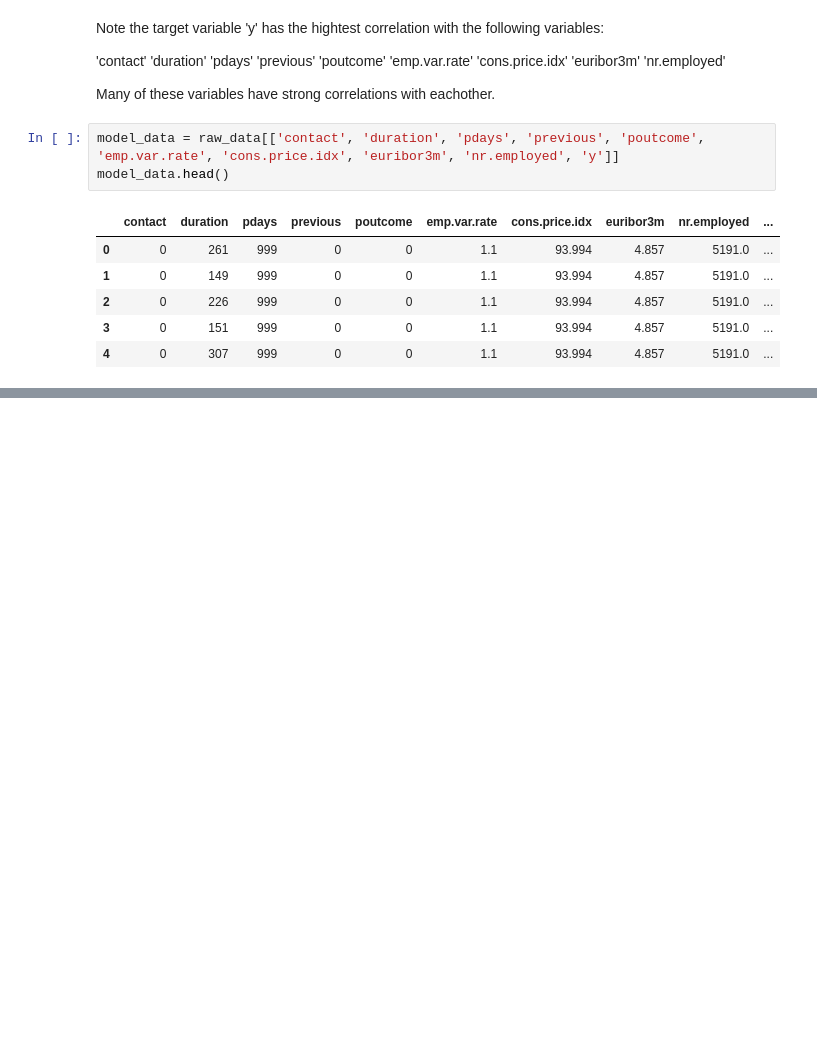
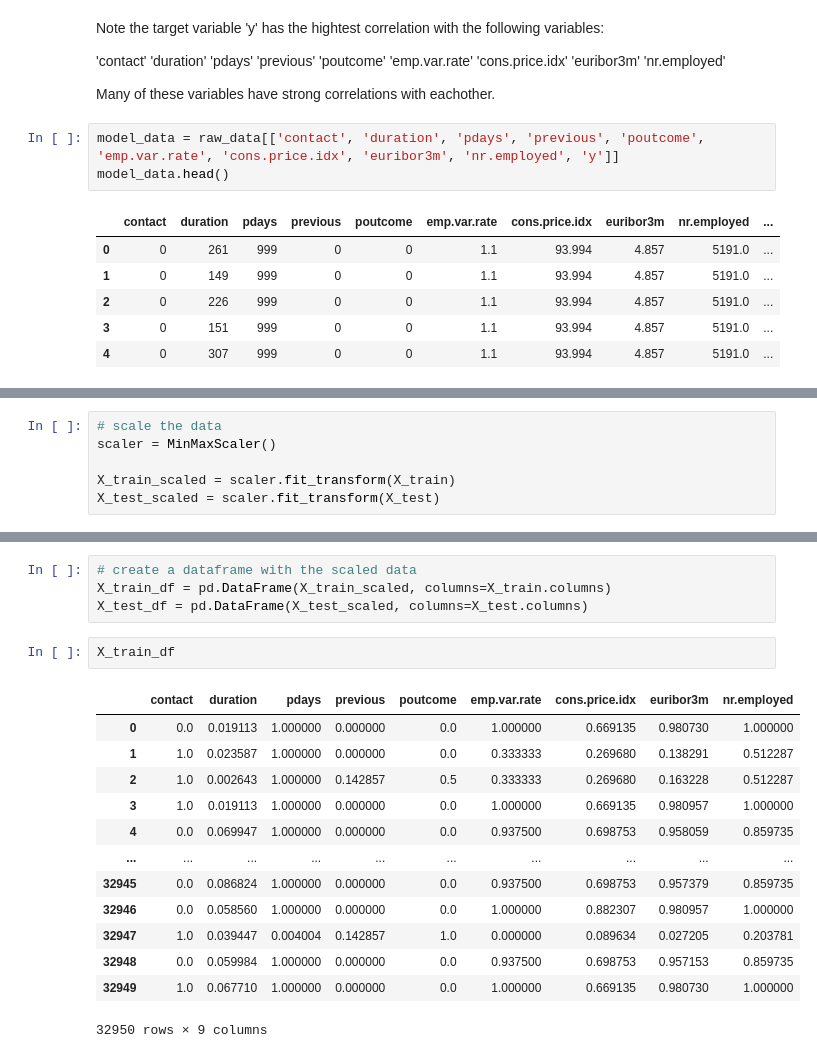
Before and after one commit to Dansah2/Dansah2_LogisticRegression_4GeeksProject, a Jupyter notebook: src/explore.ipynb, the cells around one changed output, grey strips where cells are left out. Cells and saved outputs as stored; diff of their text form; blank space fills up the shorter version.

```diff
--- a/src/explore.ipynb
+++ b/src/explore.ipynb
@@ -244,0 +342,6 @@ model_data.head()
+# %%
+# scale the data
+scaler = MinMaxScaler()
+
+X_train_scaled = scaler.fit_transform(X_train)
+X_test_scaled = scaler.fit_transform(X_test)
@@ -244,0 +380,20 @@ model_data.head()
+# %%
+# create a dataframe with the scaled data
+X_train_df = pd.DataFrame(X_train_scaled, columns=X_train.columns)
+X_test_df = pd.DataFrame(X_test_scaled, columns=X_test.columns)
+# %%
+X_train_df
+# %% [output]
+|  | contact | duration | pdays | previous | poutcome | emp.var.rate | cons.price.idx | euribor3m | nr.employed |
+| 0 | 0.0 | 0.019113 | 1.000000 | 0.000000 | 0.0 | 1.000000 | 0.669135 | 0.980730 | 1.000000 |
+| 1 | 1.0 | 0.023587 | 1.000000 | 0.000000 | 0.0 | 0.333333 | 0.269680 | 0.138291 | 0.512287 |
+| 2 | 1.0 | 0.002643 | 1.000000 | 0.142857 | 0.5 | 0.333333 | 0.269680 | 0.163228 | 0.512287 |
+| 3 | 1.0 | 0.019113 | 1.000000 | 0.000000 | 0.0 | 1.000000 | 0.669135 | 0.980957 | 1.000000 |
+| 4 | 0.0 | 0.069947 | 1.000000 | 0.000000 | 0.0 | 0.937500 | 0.698753 | 0.958059 | 0.859735 |
+| ... | ... | ... | ... | ... | ... | ... | ... | ... | ... |
+| 32945 | 0.0 | 0.086824 | 1.000000 | 0.000000 | 0.0 | 0.937500 | 0.698753 | 0.957379 | 0.859735 |
+| 32946 | 0.0 | 0.058560 | 1.000000 | 0.000000 | 0.0 | 1.000000 | 0.882307 | 0.980957 | 1.000000 |
+| 32947 | 1.0 | 0.039447 | 0.004004 | 0.142857 | 1.0 | 0.000000 | 0.089634 | 0.027205 | 0.203781 |
+| 32948 | 0.0 | 0.059984 | 1.000000 | 0.000000 | 0.0 | 0.937500 | 0.698753 | 0.957153 | 0.859735 |
+| 32949 | 1.0 | 0.067710 | 1.000000 | 0.000000 | 0.0 | 1.000000 | 0.669135 | 0.980730 | 1.000000 |
+32950 rows × 9 columns
```
Also changed, not shown: parts of 19 cells of this notebook, 1 other file.
